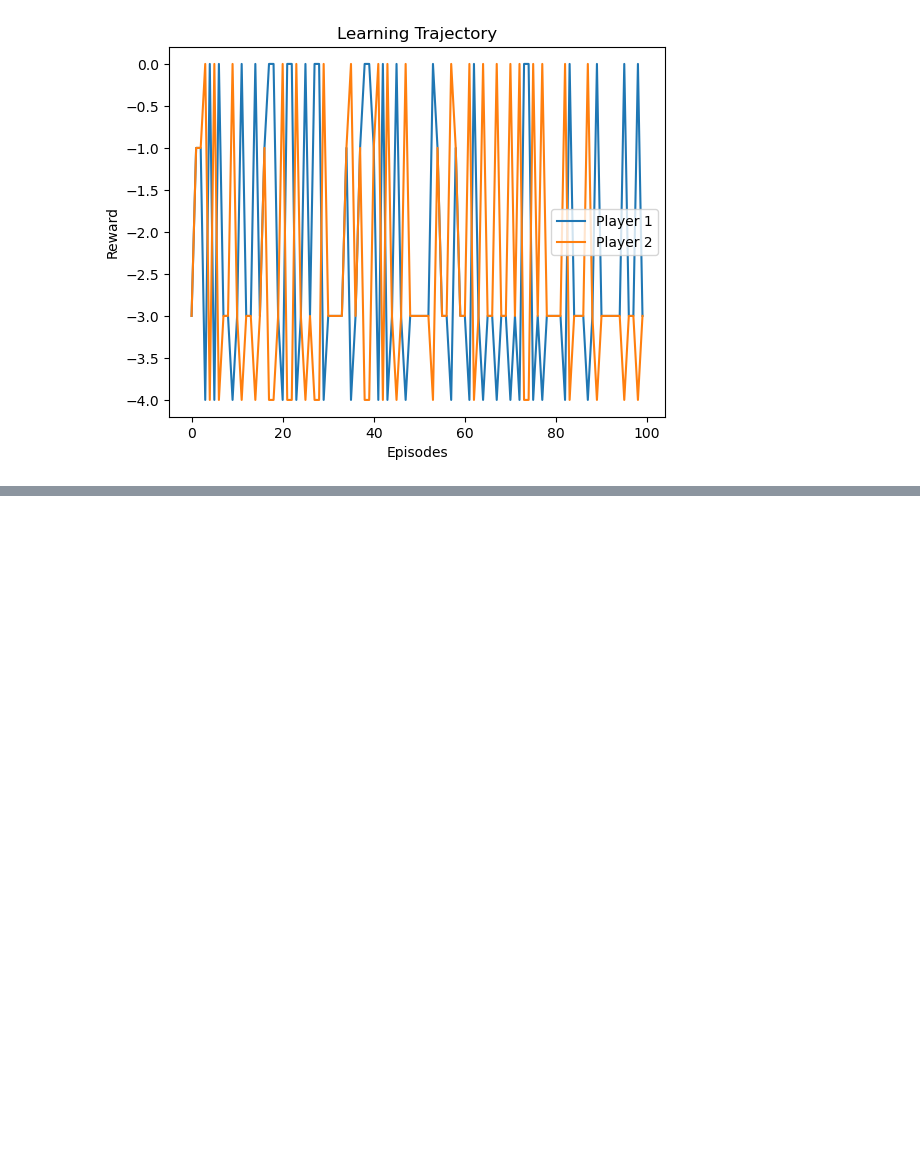
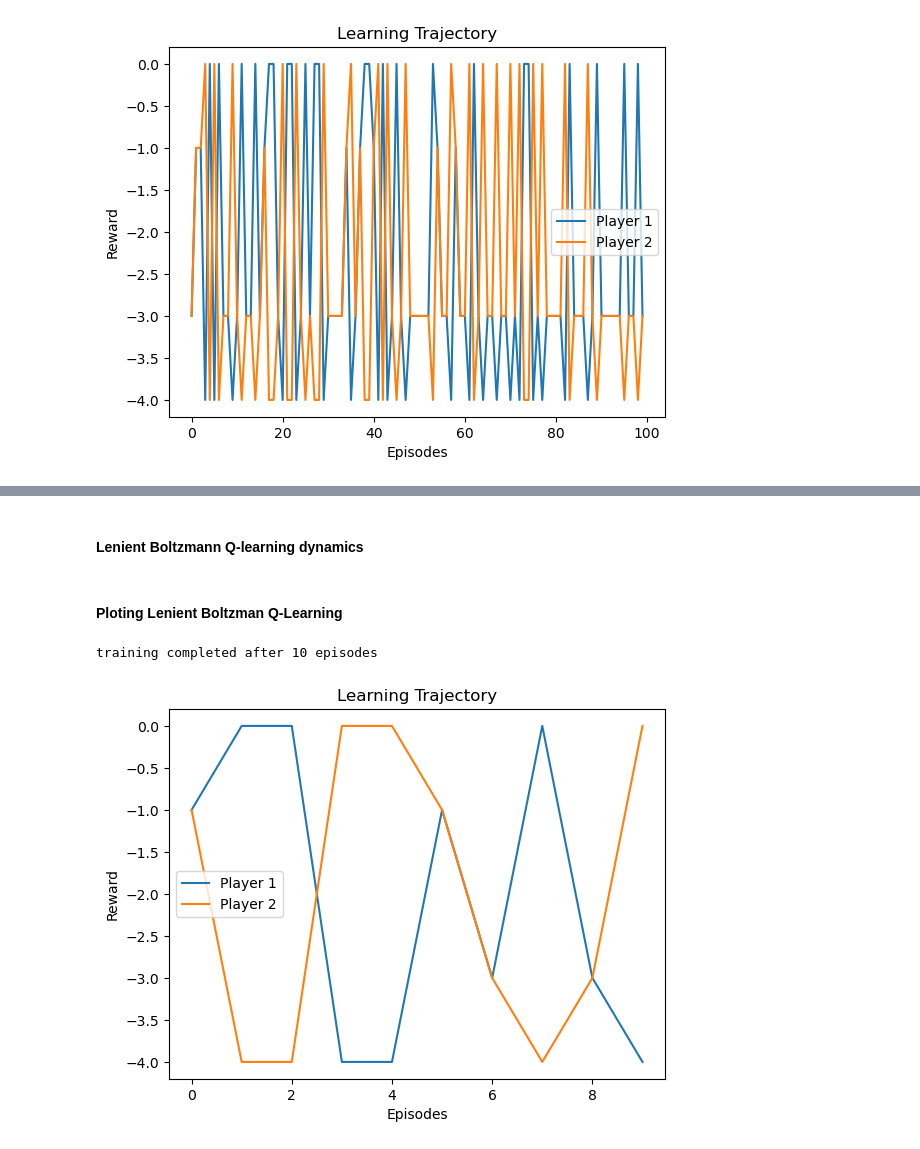
Before and after one commit to danilotpnta/MachineLearning, a Jupyter notebook: task2_.ipynb, the cells around one changed output, grey strips where cells are left out. Cells and saved outputs as stored; diff of their text form; code cells hidden in the pictures; blank space fills up the shorter version.

```diff
--- a/task2_.ipynb
+++ b/task2_.ipynb
@@ -347,3 +353,5 @@ def save_QuiverStream_Plots(games):
         plt.savefig("images/streamline_" + game.get_type().short_name + ".png")
 
 save_QuiverStream_Plots(games)
+# %% [markdown]
+ #### Lenient Boltzmann Q-learning dynamics
@@ -349,0 +469,16 @@ save_QuiverStream_Plots(games)
+# %% [markdown]
+#### Ploting Lenient Boltzman Q-Learning
+# %%
+env = rl_environment.Environment(prisoners_dilemma)
+num_actions = env.action_spec()["num_actions"]
+agents = [
+    LenientBoltzman_qlearner(player_id=idx, num_actions=num_actions, temperature=0.3, k=25)
+    for idx in range(num_players)
+]
+training_episodes = 10
+rewards = train(env, agents, training_episodes)
+
+plot_learning_trajectory(rewards, training_episodes)
+# %% [output]
+training completed after 10 episodes
+[figure, added]
```
Also changed, not shown: parts of 11 cells of this notebook, 1 other file.
